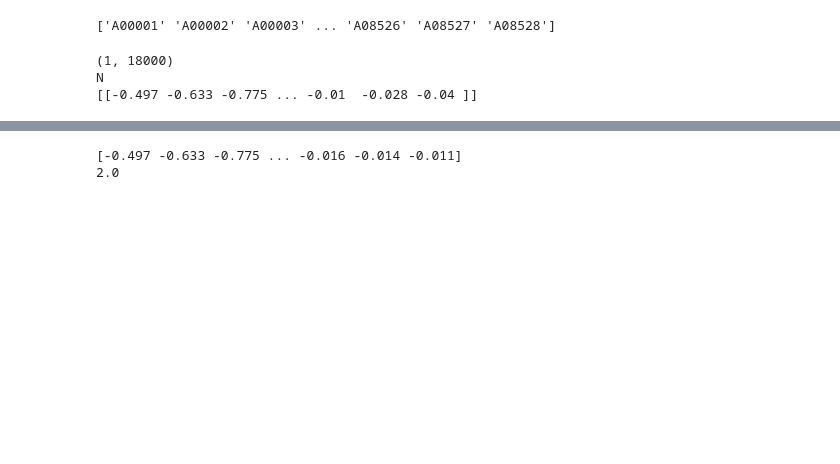
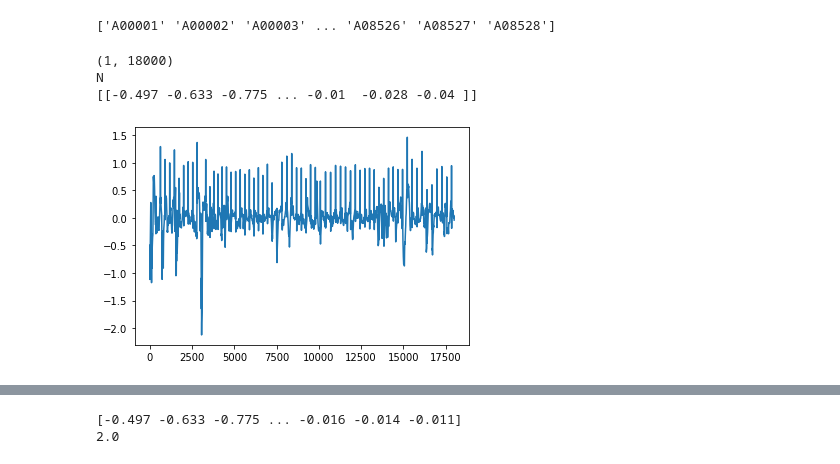
Before and after one commit to alirezash97/Cardio, a Jupyter notebook: Cardio.ipynb, the cells around one changed output, grey strips where cells are left out. Saved outputs shown, nothing was run; the diff lists cells and outputs as text; code cells hidden in the pictures; blank space fills up the shorter version.

```diff
--- a/Cardio.ipynb
+++ b/Cardio.ipynb
@@ -44,6 +62,11 @@ print(batch_with_data['A04211'].signal)
 (1, 18000)
 N
 [[-0.497 -0.633 -0.775 ... -0.01  -0.028 -0.04 ]]
+# %%
+plt.plot(batch_with_data['A04211'].signal[0])
+plt.show()
+# %% [output]
+[figure, added]
 # %%
 import random
 
```
Also changed, not shown: parts of 16 cells of this notebook.
